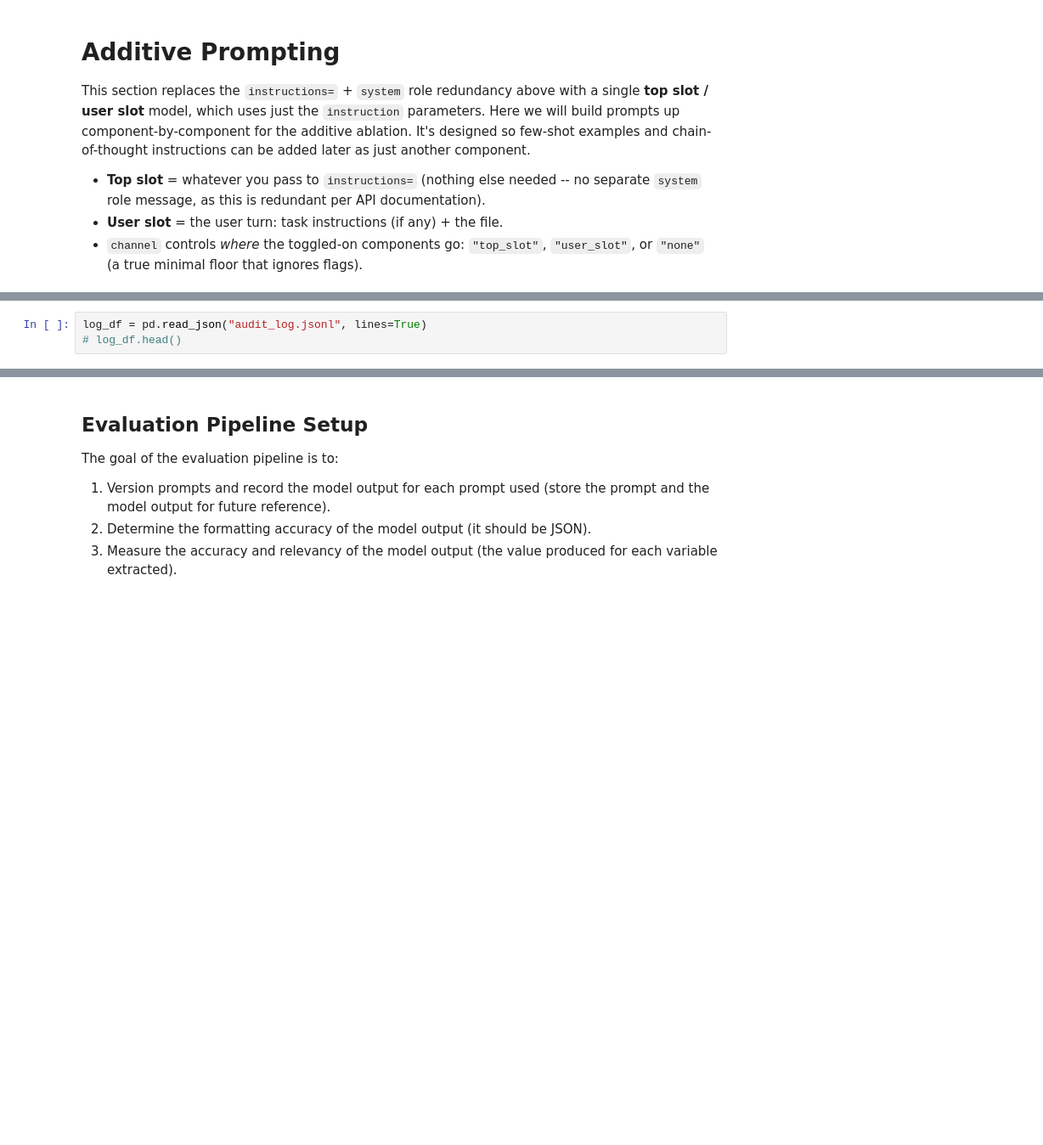
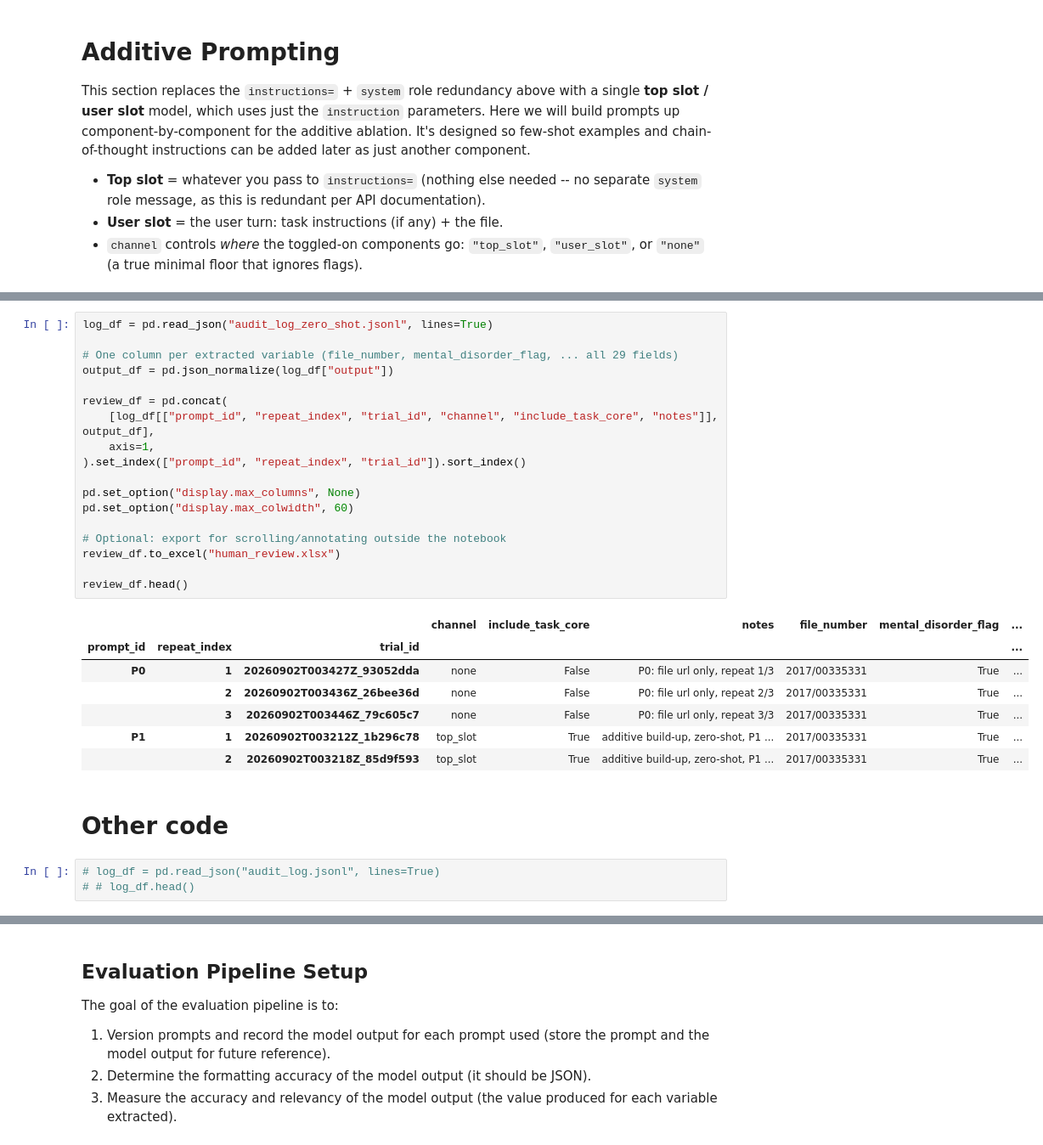
Before and after one commit to prerna-roy/dissertation, a Jupyter notebook: prompt_pipeline_poc.ipynb, the cells around one changed output, grey strips where cells are left out. Shown at 85% size. Drawn from its saved outputs; the diff is of its cells as text; blank space fills up the shorter version.

Commit message:
Created the additive build up with repeated trials and save to Excel for human review

```diff
--- a/prompt_pipeline_poc.ipynb
+++ b/prompt_pipeline_poc.ipynb
@@ -364,4 +473,32 @@ run_trial(flags={"role_definition": True, "mhc_dd_definitions": True, "icd10_ins
+# %%
+log_df = pd.read_json("audit_log_zero_shot.jsonl", lines=True)
+
+# One column per extracted variable (file_number, mental_disorder_flag, ... all 29 fields)
+output_df = pd.json_normalize(log_df["output"])
+
+review_df = pd.concat(
+    [log_df[["prompt_id", "repeat_index", "trial_id", "channel", "include_task_core", "notes"]], output_df],
+    axis=1,
+).set_index(["prompt_id", "repeat_index", "trial_id"]).sort_index()
+
+pd.set_option("display.max_columns", None)
+pd.set_option("display.max_colwidth", 60)
+
+# Optional: export for scrolling/annotating outside the notebook
+review_df.to_excel("human_review.xlsx")
+
+review_df.head()
+# %% [output]
+|  |  |  | channel | include_task_core | notes | file_number | mental_disorder_flag | ... |
+| prompt_id | repeat_index | trial_id |  |  |  |  |  | ... |
+| P0 | 1 | 20260902T003427Z_93052dda | none | False | P0: file url only, repeat 1/3 | 2017/00335331 | True | ... |
+|  | 2 | 20260902T003436Z_26bee36d | none | False | P0: file url only, repeat 2/3 | 2017/00335331 | True | ... |
+|  | 3 | 20260902T003446Z_79c605c7 | none | False | P0: file url only, repeat 3/3 | 2017/00335331 | True | ... |
+| P1 | 1 | 20260902T003212Z_1b296c78 | top_slot | True | additive build-up, zero-shot, P1 ... | 2017/00335331 | True | ... |
+|  | 2 | 20260902T003218Z_85d9f593 | top_slot | True | additive build-up, zero-shot, P1 ... | 2017/00335331 | True | ... |
+# %% [markdown]
+# Other code
 # %%
-log_df = pd.read_json("audit_log.jsonl", lines=True)
-# log_df.head()
+# log_df = pd.read_json("audit_log.jsonl", lines=True)
+# # log_df.head()
 # %%
```
Also changed, not shown: parts of 18 cells of this notebook.
